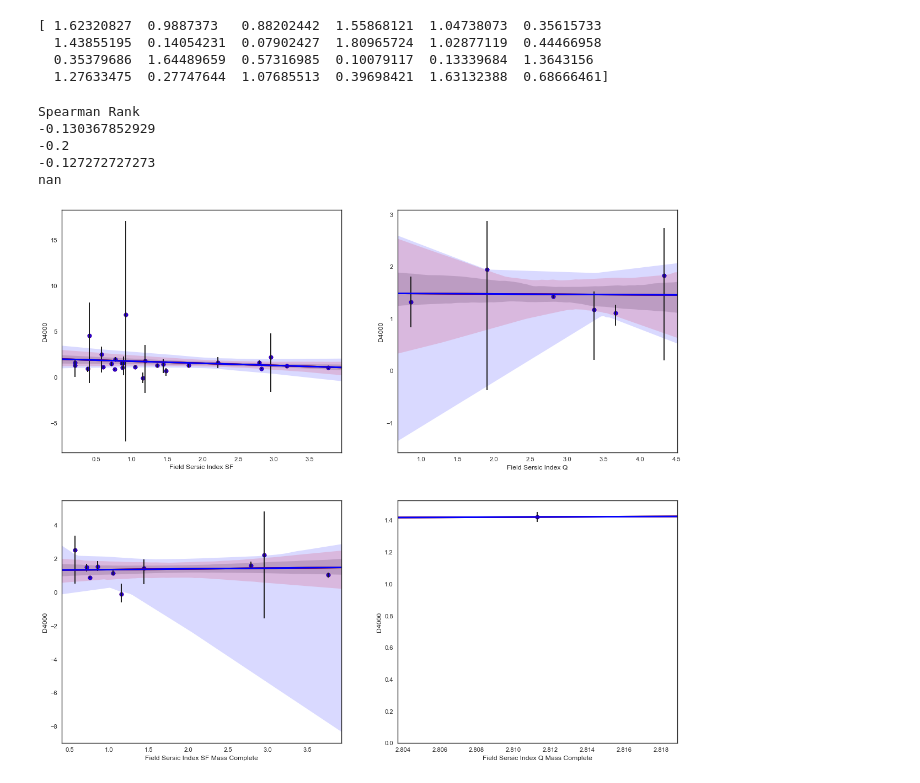
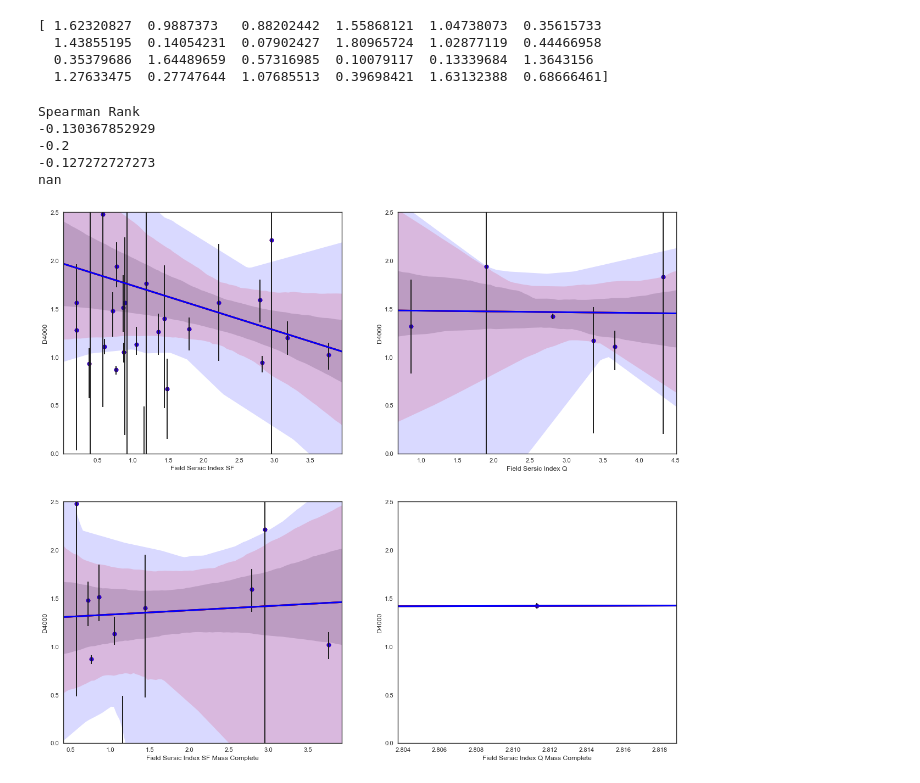
Before and after one commit to jrcooper91/van_der_Wel_size-mass, a Jupyter notebook: bootstrap.ipynb, the cells around one changed output. Cells and saved outputs as stored; diff of their text form; code cells hidden in the pictures.

```diff
--- a/bootstrap.ipynb
+++ b/bootstrap.ipynb
@@ -185,6 +172,7 @@ for i in range(0,24,1):
 ax = sns.set(style="white", color_codes=True)
 ax=plt.figure(figsize=(18, 16), dpi= 80, facecolor='w', edgecolor='k')
 ax = subplot(2,2,1)
+ax = ylim(0,2.5)
 x, y = pd.Series(f_n[np.where(f_flag>0.9)], name="Field Sersic Index SF"), pd.Series(f_dk[np.where(f_flag>0.9)], name="D4000")
 ax = sns.regplot(x=x, y=y, ci=68,n_boot=1000,color='black')
 ax = sns.regplot(x=x, y=y, ci=95,n_boot=1000,color='red')
@@ -193,34 +181,37 @@ ax = bar(x,y,yerr=[f_dk_p[np.where(f_flag>0.9)], f_dk_n[np.where(f_flag>0.9)]],
 print ("Spearman Rank")
 print scipy.stats.stats.spearmanr(x, y)[0]
 ax = subplot(2,2,2)
+ax = ylim(0,2.5)
 x, y = pd.Series(f_n[np.where(f_flag<0.9)], name="Field Sersic Index Q"), pd.Series(f_dk[np.where(f_flag<0.9)], name="D4000")
 ax = sns.regplot(x=x, y=y, ci=68,n_boot=1000,color='black')
 ax = sns.regplot(x=x, y=y, ci=95,n_boot=1000,color='red')
 ax = sns.regplot(x=x, y=y, ci=99.7,n_boot=1000,color='blue')
 ax = bar(x,y,yerr=[f_dk_p[np.where(f_flag<0.9)], f_dk_n[np.where(f_flag<0.9)]], facecolor='none')
 print scipy.stats.stats.spearmanr(x, y)[0]
 ax = subplot(2,2,3)
+ax = ylim(0,2.5)
 x, y = pd.Series(f_n[np.where(np.logical_and(f_flag>0.9,f_lmass>10.20))], name="Field Sersic Index SF Mass Complete"), pd.Series(f_dk[np.where(np.logical_and(f_flag>0.9,f_lmass>10.20))], name="D4000")
 ax = sns.regplot(x=x, y=y, ci=68,n_boot=1000,color='black')
 ax = sns.regplot(x=x, y=y, ci=95,n_boot=1000,color='red')
 ax = sns.regplot(x=x, y=y, ci=99.7,n_boot=1000,color='blue')
 ax = bar(x,y,yerr=[f_dk_p[np.where(np.logical_and(f_flag>0.9,f_lmass>10.20))], f_dk_n[np.where(np.logical_and(f_flag>0.9,f_lmass>10.20))]], facecolor='none')
 print scipy.stats.stats.spearmanr(x, y)[0]
 ax = subplot(2,2,4)
+ax = ylim(0,2.5)
 x, y = pd.Series(f_n[np.where(np.logical_and(f_flag<0.9,f_lmass>10.20))], name="Field Sersic Index Q Mass Complete"), pd.Series(f_dk[np.where(np.logical_and(f_flag<0.9,f_lmass>10.20))], name="D4000")
 ax = sns.regplot(x=x, y=y, ci=68,n_boot=1000,color='black')
 ax = sns.regplot(x=x, y=y, ci=95,n_boot=1000,color='red')
 ax = sns.regplot(x=x, y=y, ci=99.7,n_boot=1000,color='blue')
 ax = bar(x,y,yerr=[f_dk_p[np.where(np.logical_and(f_flag<0.9,f_lmass>10.20))], f_dk_n[np.where(np.logical_and(f_flag<0.9,f_lmass>10.20))]], facecolor='none')
 print scipy.stats.stats.spearmanr(x, y)[0]
 ax = plt.show()
 # %% [output]
 Spearman Rank
 -0.130367852929
 -0.2
 -0.127272727273
 nan
-[figure, old version]
+[figure, new version]
 # %%
 ax = sns.set(style="white", color_codes=True)
 ax=plt.figure(figsize=(18, 16), dpi= 80, facecolor='w', edgecolor='k')
```
Also changed, not shown: parts of 20 cells of this notebook.
